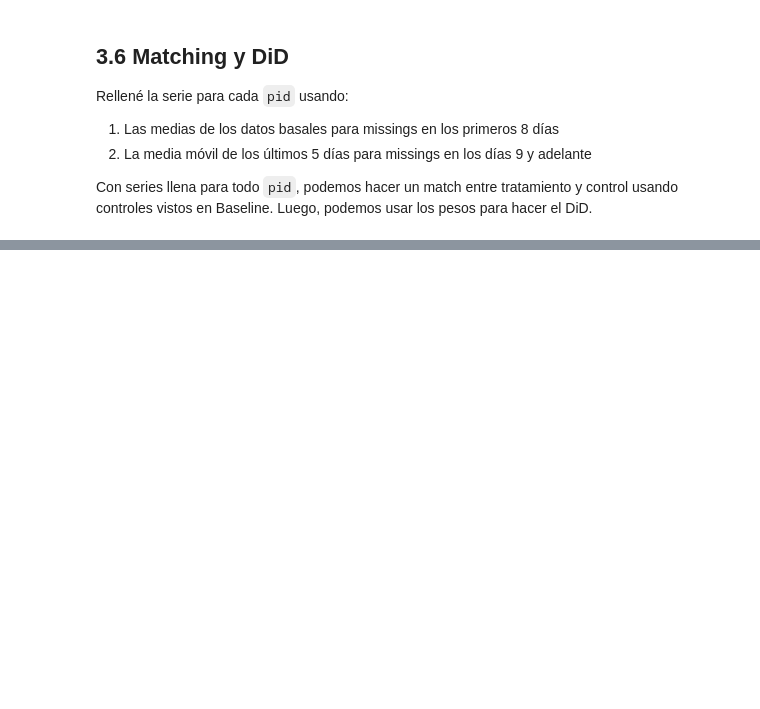
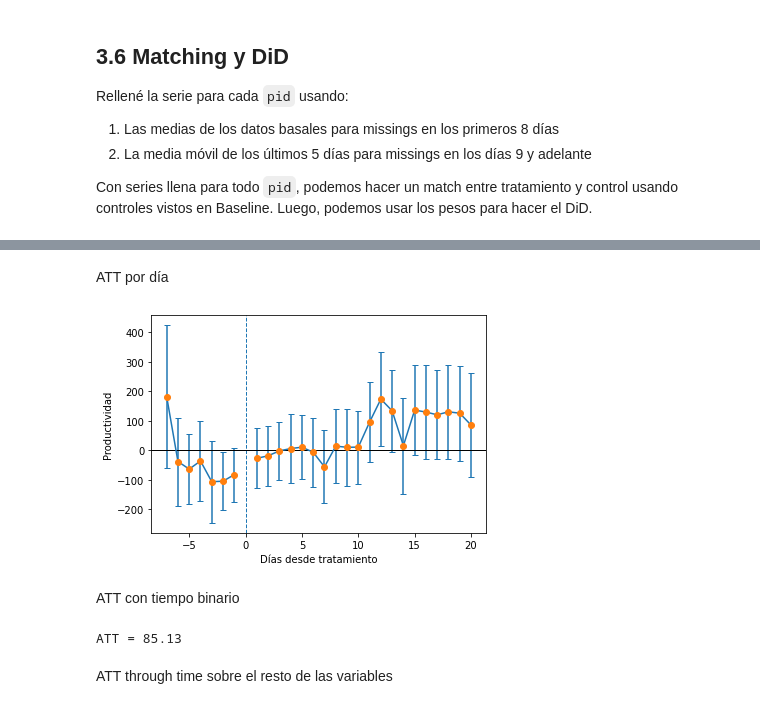
Before and after one commit to ArturoSbr/EmtrAp-hw01, a Jupyter notebook: cod/main.ipynb, the cells around one changed output, grey strips where cells are left out. Cells and saved outputs as stored; diff of their text form; code cells hidden in the pictures; blank space fills up the shorter version.

```diff
--- a/cod/main.ipynb
+++ b/cod/main.ipynb
@@ -1038,0 +1085,2 @@ d.to_csv('../dat/unmatched.csv', index=False)
+# %% [markdown]
+ATT por día
@@ -1038,0 +1128,43 @@ d.to_csv('../dat/unmatched.csv', index=False)
+# %%
+# Regresión a tabla
+res = pd.DataFrame({'tau':m.params.index, 'est':m.params.values, 'se':m.std_errors.values}, index=range(len(m.params)))
+res = pd.merge(pd.DataFrame({'tau':[f't{str(i)}*T_nap' for i in range(-7, 21)]}), res, on='tau', how='left')
+# res = res.fillna(0)
+
+# Graficar
+plt.errorbar(
+    x=range(-7,21), y=res['est'], yerr=res['se']*1.96,
+    capsize=3, capthick=1, ecolor='C0', marker='o',
+    markerfacecolor='C1', markeredgecolor='C1'
+)
+plt.axvline(0, ls='--', lw=1, color='C0')
+plt.axhline(0, ls='-', lw=1, color='black')
+plt.xlabel('Días desde tratamiento')
+plt.ylabel('Productividad')
+
+# Save
+try:
+    plt.savefig('../fig/f36-prod.png', dpi=200, bbox_inches='tight')
+except:
+    True
+# Show
+plt.show()
+# %% [output]
+[figure, added]
+# %% [markdown]
+ATT con tiempo binario
+# %%
+# ATT con t binario
+t = d.groupby(['T_nap','post'])['productivity'].mean().reset_index(name='prod')
+t = t.pivot(index='post', columns='T_nap', values='prod')
+
+# ATT
+att = (t.iloc[1,1] - t.iloc[0,1]) - (t.iloc[1,0] - t.iloc[0,0])
+print(f'ATT = {round(att, 2)}')
+
+# Print table
+# print(t.to_latex(label='t_prod_bin', caption='ATT sobre productividad', float_format='%.2f'))
+# %% [output]
+ATT = 85.13
+# %% [markdown]
+ATT through time sobre el resto de las variables
```
Also changed, not shown: parts of 6 cells of this notebook.
